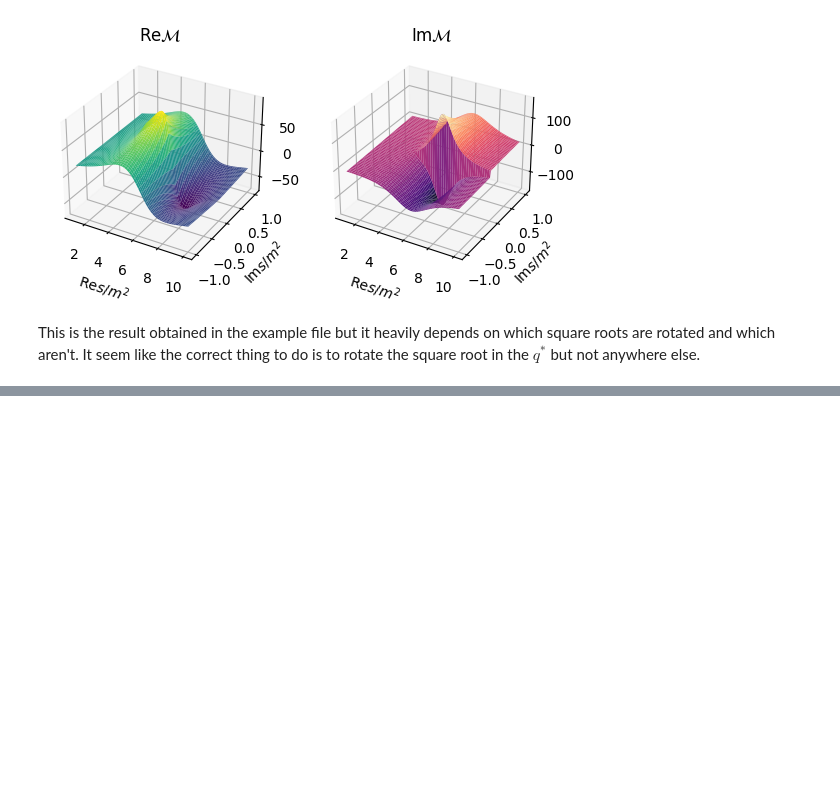
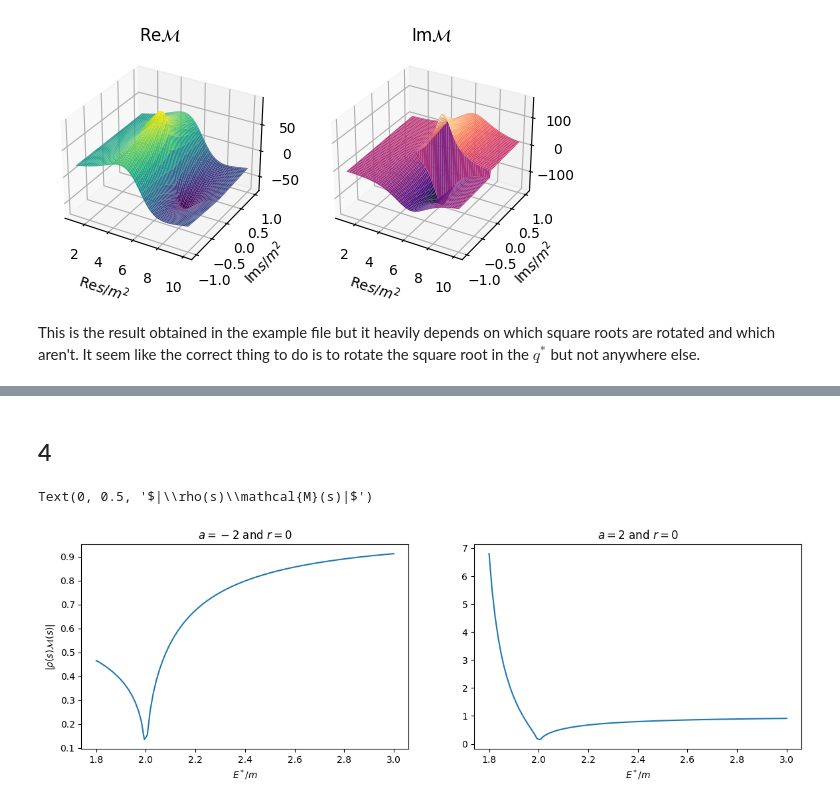
Before and after one commit to ivanmbur/Introduction_to_Scattering, a Jupyter notebook: scattering_amplitudes_cleaner.ipynb, the cells around one changed output, grey strips where cells are left out. Saved outputs shown, nothing was run; the diff lists cells and outputs as text; code cells hidden in the pictures; blank space fills up the shorter version.

```diff
--- a/scattering_amplitudes_cleaner.ipynb
+++ b/scattering_amplitudes_cleaner.ipynb
@@ -117,0 +138,19 @@ This is the result obtained in the example file but it heavily depends on which
+# %% [markdown]
+## 4
+# %%
+# plots for the effective range parametrization
+
+a = [-2, 2]
+r = [0, 0]
+
+fig, ax = plt.subplots(nrows = 1, ncols = 2, figsize = (14,4))
+s = E**2 + 1j*eps
+for i in range (0, 2):
+    ax[i].plot(E, np.abs(rho(s)*amplitude(s, lambda s: K_eff_range(s, a[i], r[i]))))
+    ax[i].set_xlabel(r'$E^*/m$')
+    ax[i].set_title(r'$a={}$ and $r={}$'.format(a[i], r[i]))
+
+ax[0].set_ylabel(r'$|\rho(s)\mathcal{M}(s)|$')
+# %% [output]
+Text(0, 0.5, '$|\\rho(s)\\mathcal{M}(s)|$')
+[figure, added]
```
Also changed, not shown: parts of 14 cells of this notebook.
